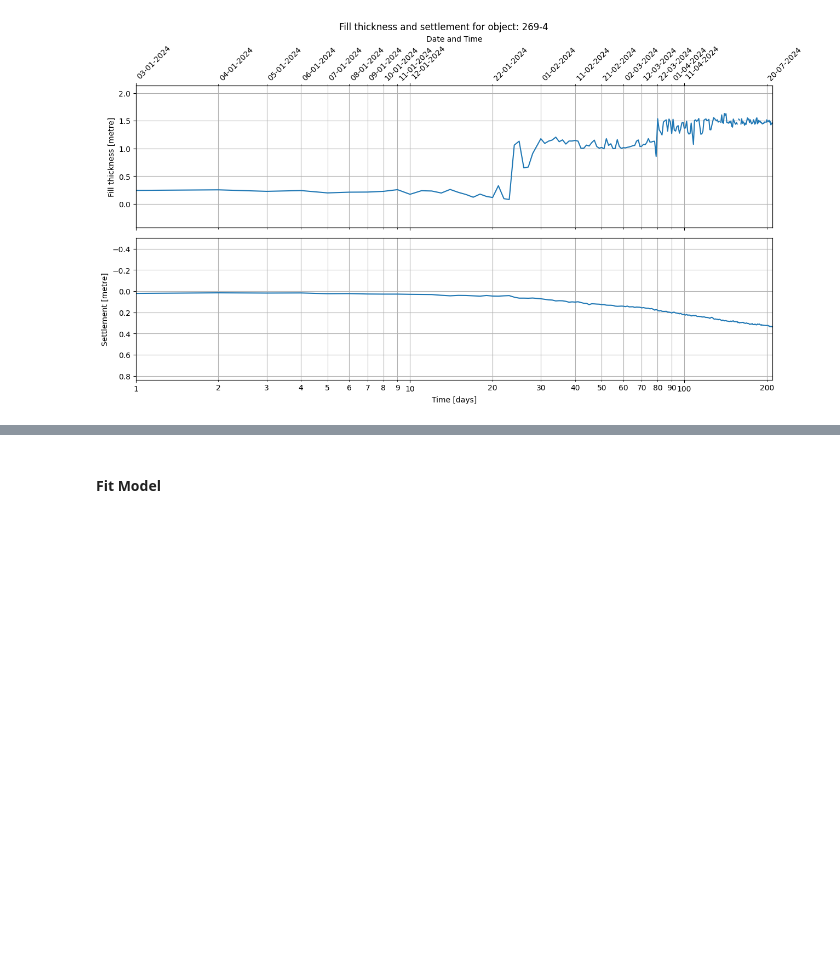
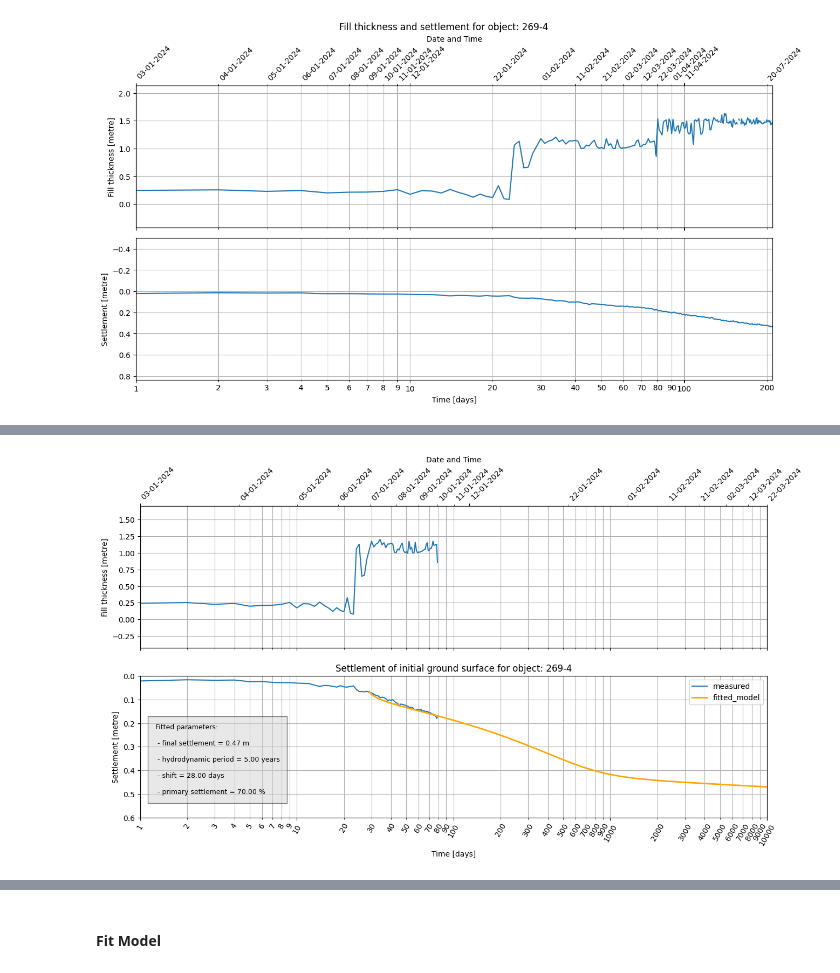
Before and after one commit to cemsbv/BAEC, a Jupyter notebook: notebooks/demo_final.ipynb, the cells around one changed output, grey strips where cells are left out. Saved outputs shown, nothing was run; the diff lists cells and outputs as text; code cells hidden in the pictures; blank space fills up the shorter version.

```diff
--- a/notebooks/demo_final.ipynb
+++ b/notebooks/demo_final.ipynb
@@ -50,0 +78,89 @@ fig.set_size_inches(15, 7.5)
+# %%
+# Create a simple Koppejan model generator. This will be used to fit models.
+import numpy as np
+
+
+
+#
+_measurement_series = SettlementRodMeasurementSeries(measurements=measurement_series.measurements[:110])
+_settlement_series =  MeasuredSettlementSeries(
+    series=_measurement_series,
+    start_date_time=datetime.datetime(2024, 1, 2),
+)
+
+
+
+model = FitCoreModel(
+    hydrodynamicPeriod=5.0,  # years
+    primarySettlement=70.0,  # %
+    finalSettlement=0.47,  # m
+    shift=28.0,  # days
+    client=cems_nuclei_client,
+)
+
+# Predict using the fitted model
+end_days = 10000.0
+result = model.predict(days=np.arange(1.0, end_days - model.shift + 1.0, step=1.0))
+
+
+# Plot
+fig, axes = plt.subplots(2, 1, figsize=(10, 20), sharex=True)
+log_time = True
+min_log_time = 1.0
+add_date_time = True
+datetime_format: str = "%d-%m-%Y"
+
+_settlement_series.start_date_time=datetime.datetime(2024, 1, 2)
+_settlement_series.plot_fill_time(
+    axes=axes[0],
+    log_time=log_time,
+    min_log_time=min_log_time,
+    add_date_time=add_date_time,
+    datetime_format=datetime_format,
+)
+axes[0].set_xlim(right=end_days)
+axes[0].set_title("")
+axes[0].set_xlabel("")
+
+
+
+# add settlement prediction secondary axes
+_settlement_series.plot_settlement_time(
+    axes=axes[1],
+    log_time=False,
+    min_log_time=min_log_time,
+    add_date_time=False,
+    datetime_format=datetime_format,
+)
+axes[1].set_xlim(right=end_days)
+
+# Plot measured vs. fitted model predictions
+# fig = model.plot_fill_settlement_time()
+fig.axes[1].plot(
+    result.days + model.shift,
+    result.settlement,
+    color="orange",
+    label="Fitted model",
+    linewidth=2.0,
+)
+fig.axes[1].set_ylim(top=0.0, bottom=0.60)
+# for ax in fig.axes:
+#     ax.set_xlim(right=end_days)
+label = """Fitted parameters:
+    \n - final settlement = {:.2f} m
+    \n - hydrodynamic period = {:.2f} years
+    \n - shift = {:.2f} days
+    \n - primary settlement = {:.2f} %""".format(
+    model.finalSettlement,
+    model.hydrodynamicPeriod,
+    model.shift,
+    model.primarySettlement,
+)
+axes[1].legend(["measured", "fitted_model"])
+plt.setp( axes[1].xaxis.get_minorticklabels(), rotation=60 )
+plt.setp( axes[1].xaxis.get_majorticklabels(), rotation=60 )
+axes[1].get_xticks()
+fig.axes[1].text(1.25, 0.5, label, bbox={"facecolor": "lightgray", "alpha": 0.5, "pad": 10.0}, fontsize=9)
+fig.set_size_inches(15, 7.5)
+# %% [output]
+[figure, added]
```
Also changed, not shown: parts of 8 cells of this notebook, 2 other files.
